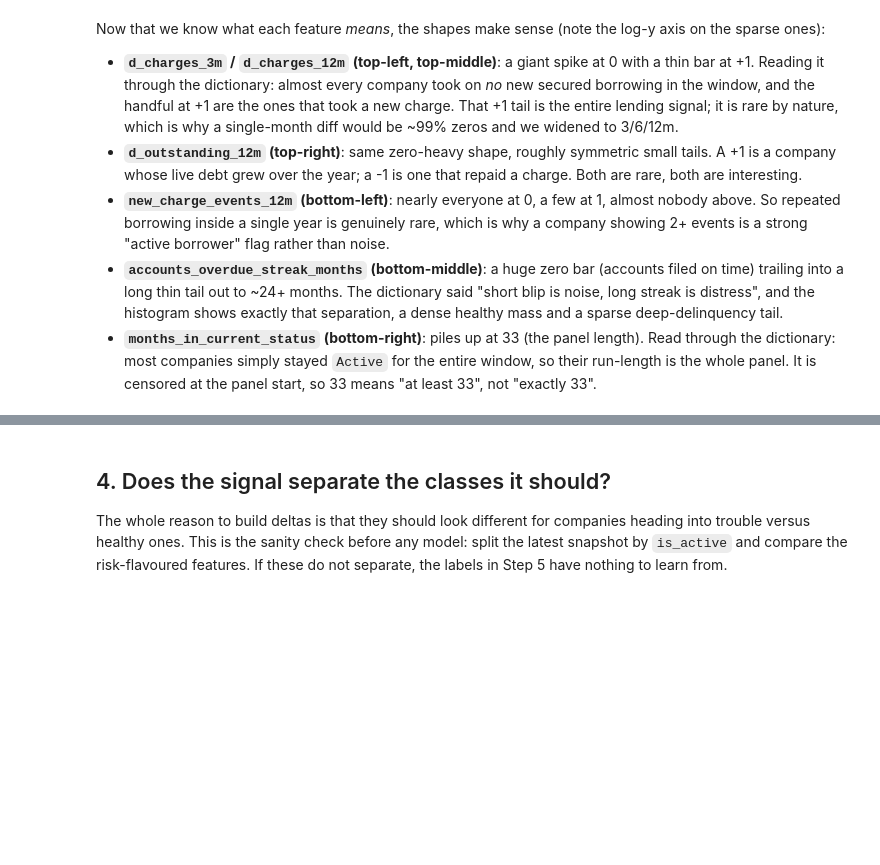
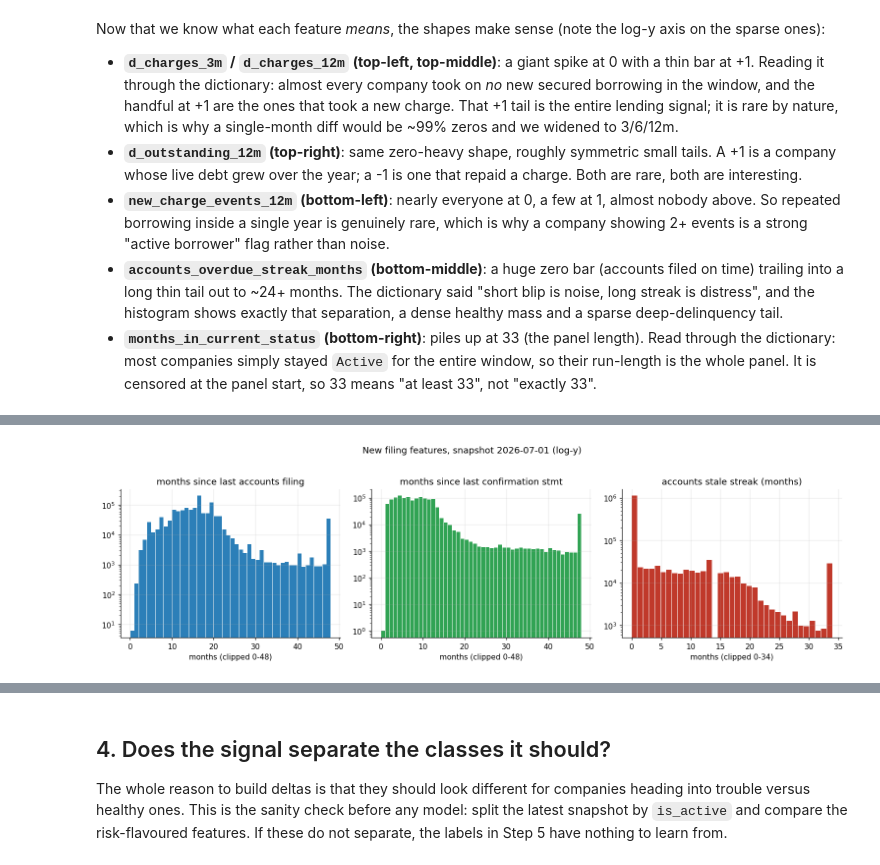
Before and after one commit to Viklin41/lloyds-commercial-banking-intelligence-2026, a Jupyter notebook: notebooks/13a_delta_eda.ipynb, the cells around one changed output, grey strips where cells are left out. Cells and saved outputs as stored; diff of their text form; code cells hidden in the pictures; blank space fills up the shorter version.

```diff
--- a/notebooks/13a_delta_eda.ipynb
+++ b/notebooks/13a_delta_eda.ipynb
@@ -343,0 +402,22 @@ Now that we know what each feature *means*, the shapes make sense (note the log-
+# %%
+fig, axes = plt.subplots(1, 3, figsize=(14, 4))
+
+# months since last accounts filing: healthy sawtooth peaks ~12-21m, distress tail runs out
+axes[0].hist(df["months_since_last_accounts_filing"].dropna().clip(0, 48), bins=48, color="#2c7fb8", rwidth=0.9)
+axes[0].set_yscale("log"); axes[0].set_title("months since last accounts filing")
+axes[0].set_xlabel("months (clipped 0-48)")
+
+# months since last confirmation statement: tighter annual cycle
+axes[1].hist(df["months_since_last_confstmt"].dropna().clip(0, 48), bins=48, color="#31a354", rwidth=0.9)
+axes[1].set_yscale("log"); axes[1].set_title("months since last confirmation stmt")
+axes[1].set_xlabel("months (clipped 0-48)")
+
+# stale streak: huge zero bar (accounts fresh) trailing into a deep-stale tail
+axes[2].hist(df["accounts_stale_streak_months"].clip(0, 34), bins=35, color="#c0392b", rwidth=0.9)
+axes[2].set_yscale("log"); axes[2].set_title("accounts stale streak (months)")
+axes[2].set_xlabel("months (clipped 0-34)")
+
+fig.suptitle(f"New filing features, snapshot {latest} (log-y)", y=1.03)
+plt.tight_layout(); plt.show()
+# %% [output]
+[figure, added]
```
Also changed, not shown: parts of 14 cells of this notebook, 2 other files.
